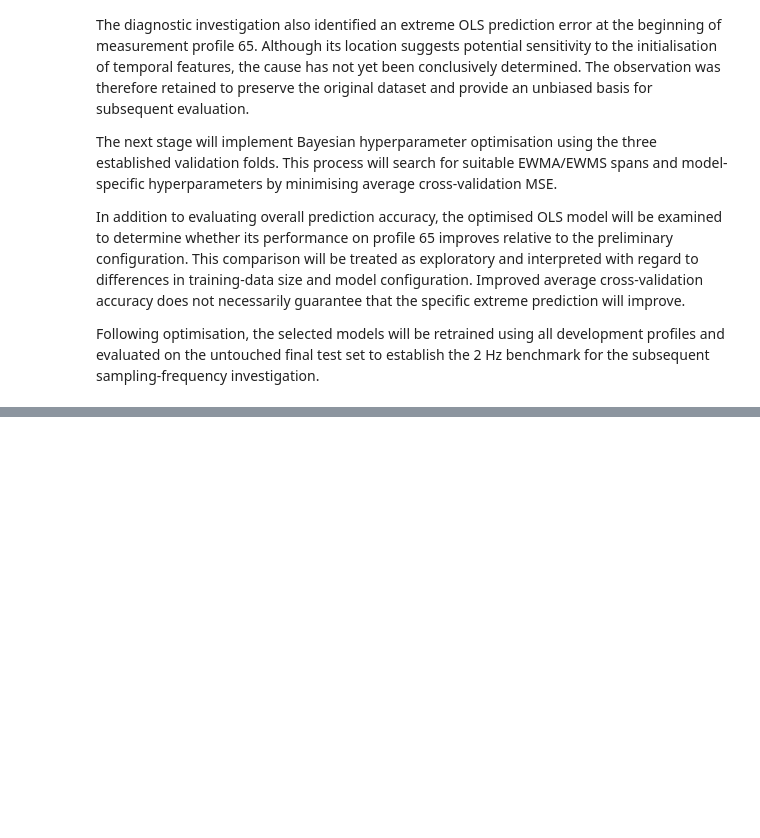
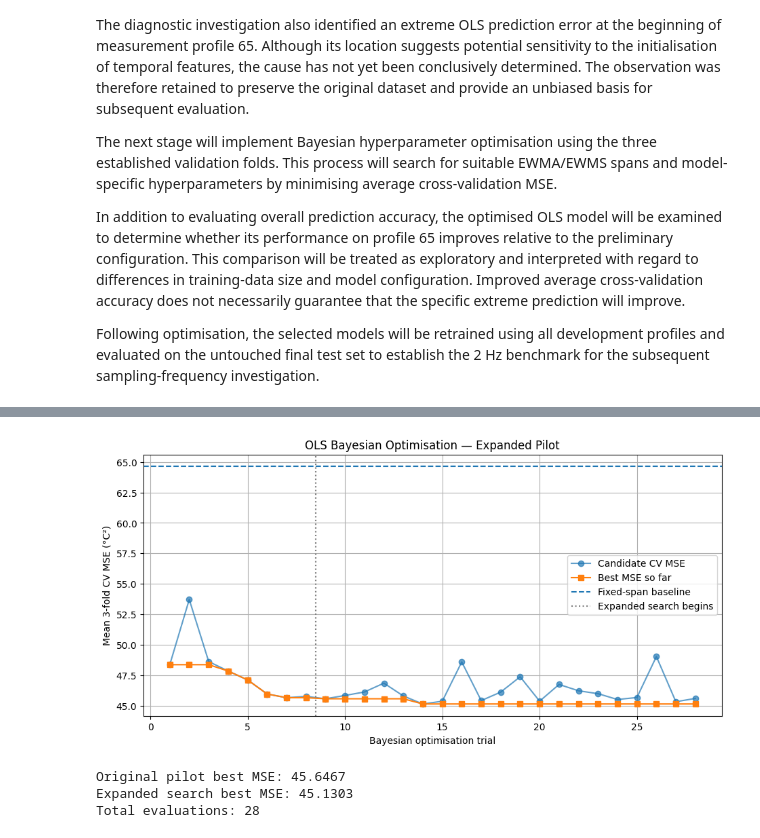
Before and after one commit to Fdau0002/Permanent-Magnet-Temperature-Estimate, a Jupyter notebook: Permanent_Magnet_Temperature_Estimation.ipynb, the cells around one changed output, grey strips where cells are left out. Saved outputs shown, nothing was run; the diff lists cells and outputs as text; code cells hidden in the pictures; blank space fills up the shorter version.

```diff
--- a/Permanent_Magnet_Temperature_Estimation.ipynb
+++ b/Permanent_Magnet_Temperature_Estimation.ipynb
@@ -1412,0 +2020,63 @@ Following optimisation, the selected models will be retrained using all developm
+# %%
+
+# STEP 6.3B.3 — Compare original and expanded search
+
+import matplotlib.pyplot as plt
+
+history = all_trials.copy()
+
+history["best_so_far"] = (
+    history["mean_cv_mse"].cummin()
+)
+
+plt.figure(figsize=(11, 5))
+
+plt.plot(
+    history["trial"],
+    history["mean_cv_mse"],
+    "o-",
+    label="Candidate CV MSE",
+    alpha=0.7
+)
+
+plt.plot(
+    history["trial"],
+    history["best_so_far"],
+    "s-",
+    label="Best MSE so far"
+)
+
+# Original manually selected span configuration
+plt.axhline(
+    64.6399,
+    linestyle="--",
+    label="Fixed-span baseline"
+)
+
+# Mark where the expanded search begins
+plt.axvline(
+    8.5,
+    linestyle=":",
+    color="grey",
+    label="Expanded search begins"
+)
+
+plt.xlabel("Bayesian optimisation trial")
+plt.ylabel("Mean 3-fold CV MSE (°C²)")
+plt.title("OLS Bayesian Optimisation — Expanded Pilot")
+plt.legend()
+plt.grid(True)
+plt.show()
+
+print("Original pilot best MSE:",
+      round(pilot_df["mean_cv_mse"].min(), 4))
+
+print("Expanded search best MSE:",
+      round(history["mean_cv_mse"].min(), 4))
+
+print("Total evaluations:", len(history))
+# %% [output]
+[figure, added]
+Original pilot best MSE: 45.6467
+Expanded search best MSE: 45.1303
+Total evaluations: 28
```
Also changed, not shown: parts of 11 cells of this notebook.
